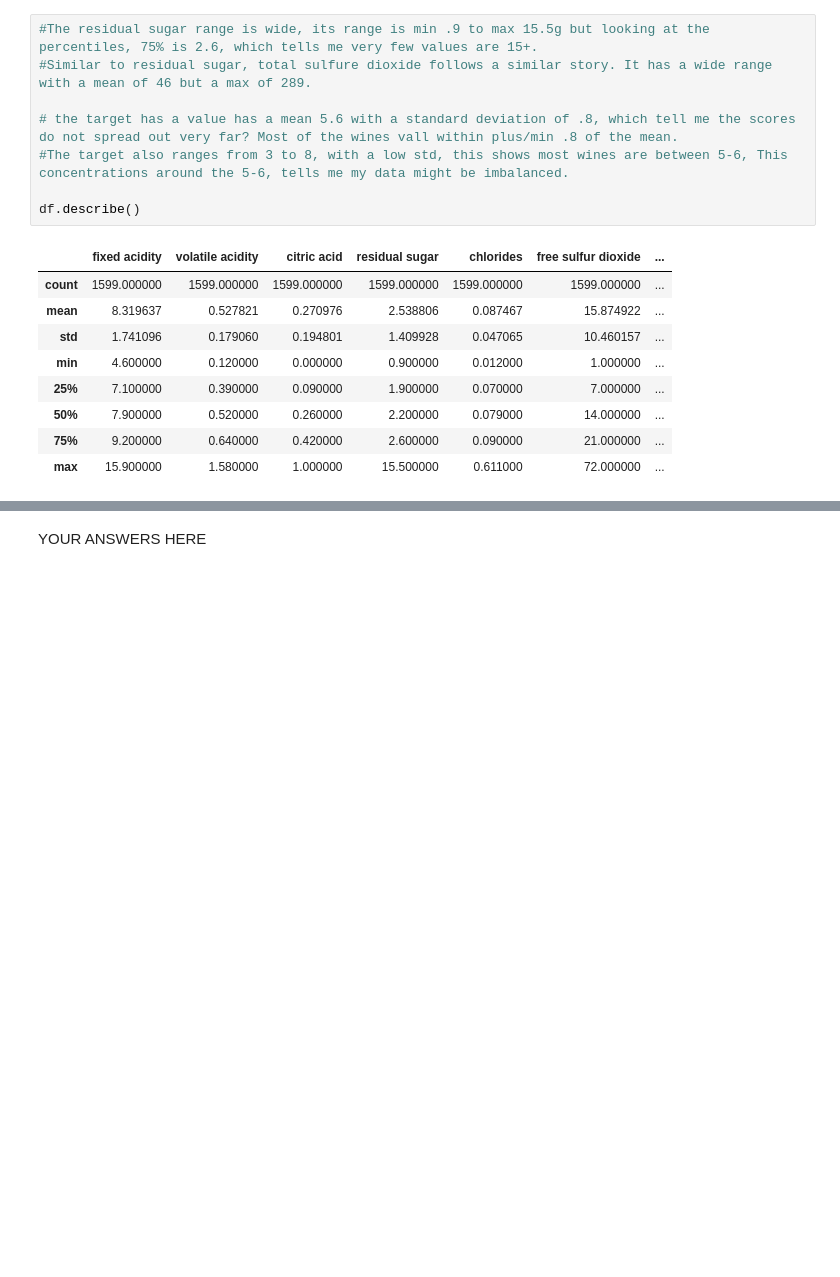
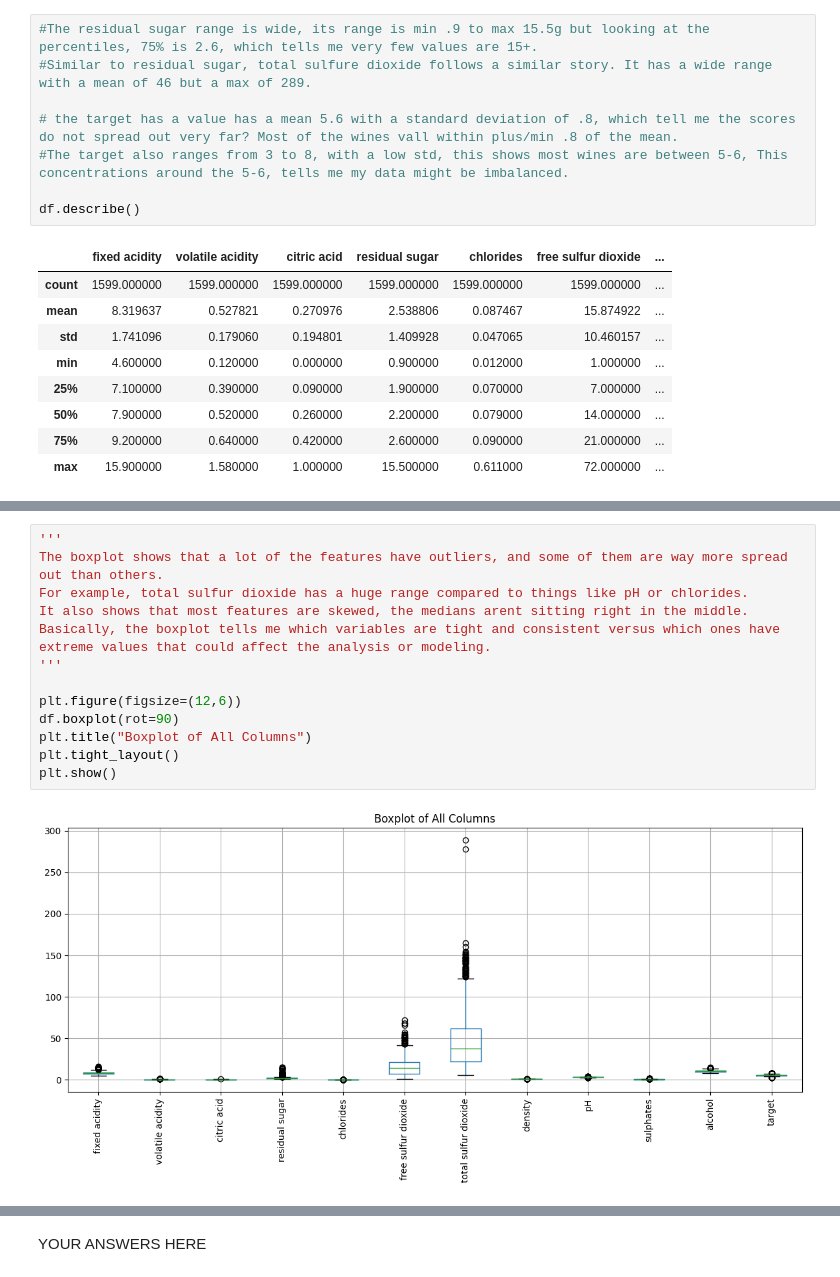
Before and after one commit to carlos00002/DX602-final-project, a Jupyter notebook: project.ipynb, the cells around one changed output, grey strips where cells are left out. Saved outputs shown, nothing was run; the diff lists cells and outputs as text; blank space fills up the shorter version.

```diff
--- a/project.ipynb
+++ b/project.ipynb
@@ -187,0 +220,15 @@ df.describe()
+# %%
+'''
+The boxplot shows that a lot of the features have outliers, and some of them are way more spread out than others.
+For example, total sulfur dioxide has a huge range compared to things like pH or chlorides.
+It also shows that most features are skewed, the medians arent sitting right in the middle.
+Basically, the boxplot tells me which variables are tight and consistent versus which ones have extreme values that could affect the analysis or modeling.
+'''
+
+plt.figure(figsize=(12,6))
+df.boxplot(rot=90)
+plt.title("Boxplot of All Columns")
+plt.tight_layout()
+plt.show()
+# %% [output]
+[figure, added]
```
Also changed, not shown: parts of 10 cells of this notebook.
